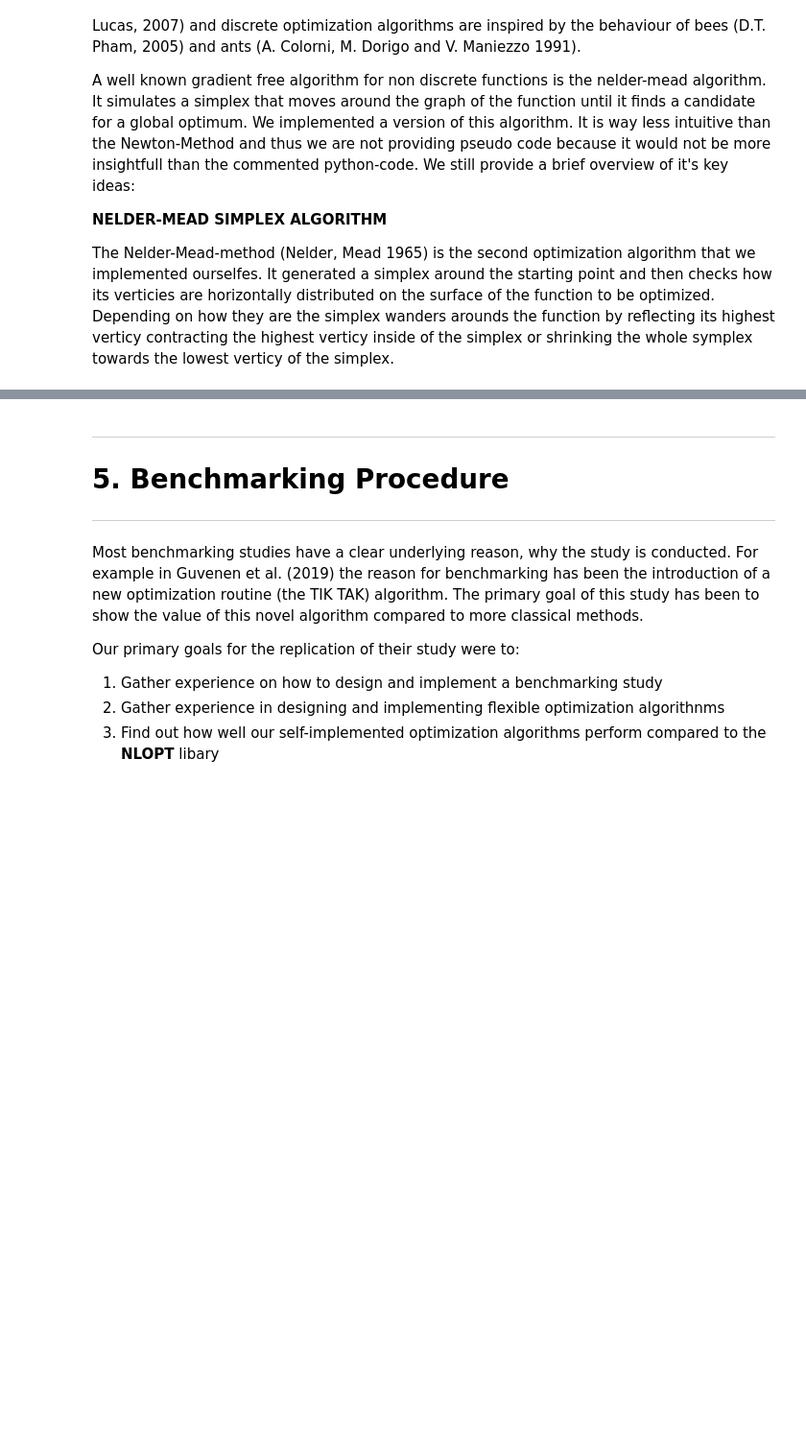
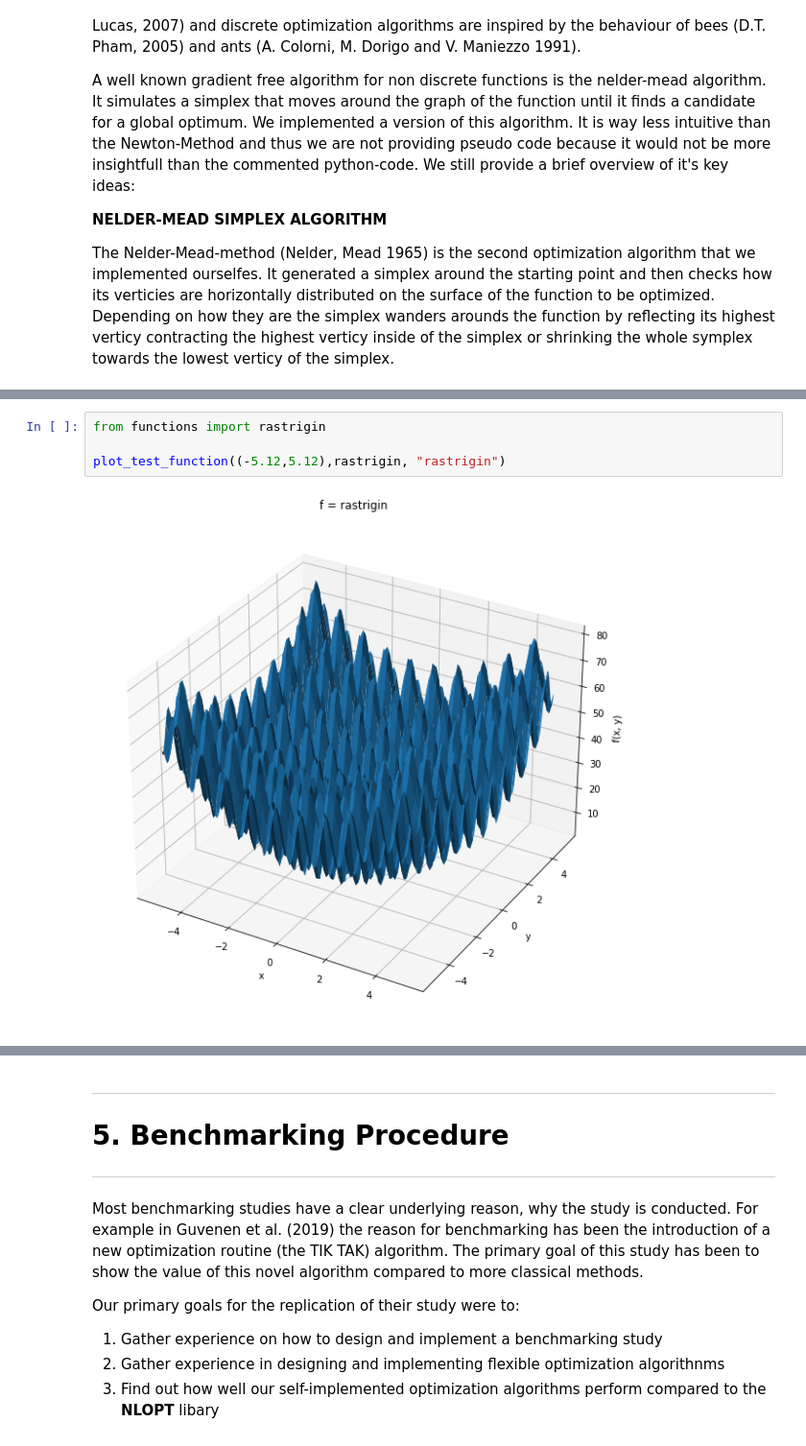
Before and after one commit to OpenSourceEconomics/ose-scientific-computing-course-wirecard, a Jupyter notebook: auxiliary/eppe_abgabe.ipynb, the cells around one changed output, grey strips where cells are left out. Shown at 96% size. Cells and saved outputs as stored; diff of their text form; blank space fills up the shorter version.

```diff
--- a/auxiliary/eppe_abgabe.ipynb
+++ b/auxiliary/eppe_abgabe.ipynb
@@ -129,0 +161,6 @@ In order to test the algorithms we implemented we needed to select real valued f
+# %%
+from functions import rastrigin
+
+plot_test_function((-5.12,5.12),rastrigin, "rastrigin")
+# %% [output]
+[figure, added]
```
Also changed, not shown: parts of 28 cells of this notebook, 3 other files.
